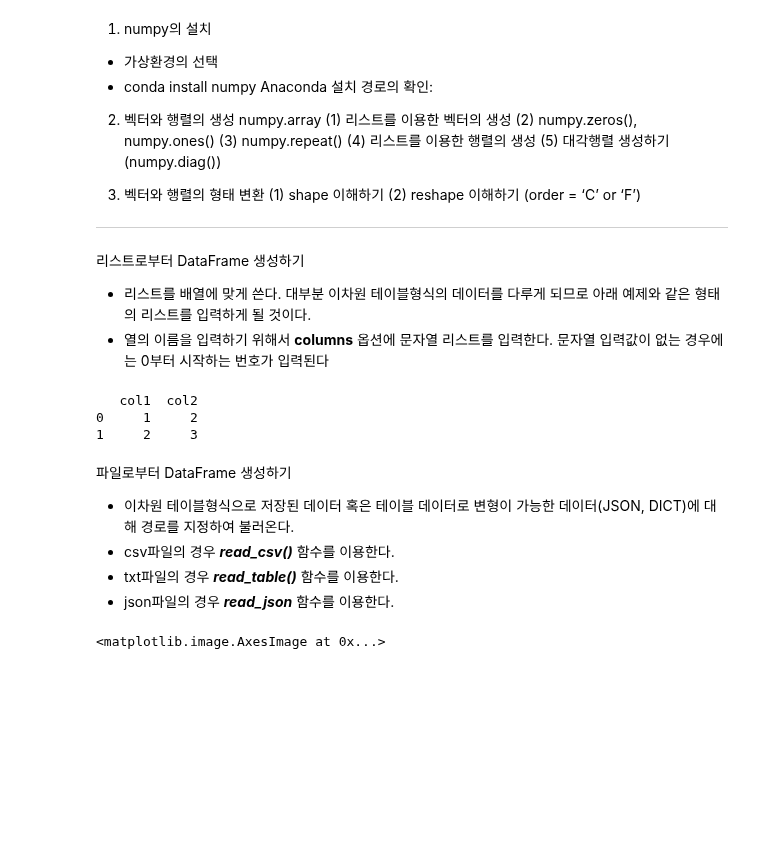
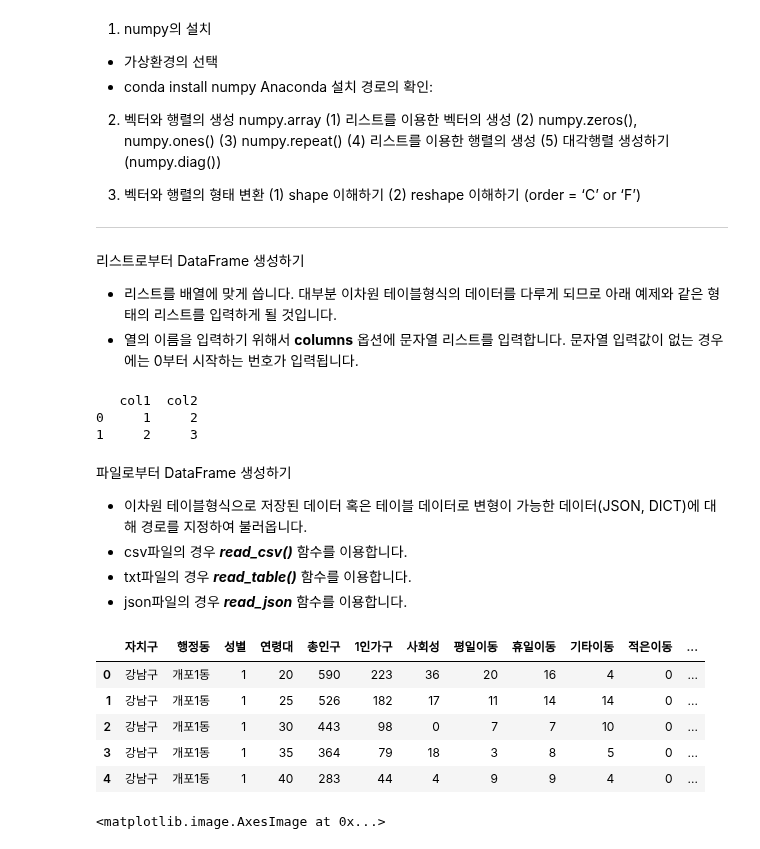
Before and after one commit to jenjong/deeplearning, a Jupyter notebook: _sources/chapters/01/intro-pandas.ipynb, the cells around one changed output. Cells and saved outputs as stored; diff of their text form; code cells hidden in the pictures; blank space fills up the shorter version.

```diff
--- a/_sources/chapters/01/intro-pandas.ipynb
+++ b/_sources/chapters/01/intro-pandas.ipynb
@@ -84,8 +84,8 @@ import matplotlib.pyplot as plt
 import cv2
 # %% [markdown]
 리스트로부터 DataFrame 생성하기
-- 리스트를 배열에 맞게 쓴다. 대부분 이차원 테이블형식의 데이터를 다루게 되므로 아래 예제와 같은 형태의 리스트를 입력하게 될 것이다.
-- 열의 이름을 입력하기 위해서 **columns** 옵션에 문자열 리스트를 입력한다. 문자열 입력값이 없는 경우에는 0부터 시작하는 번호가 입력된다
+- 리스트를 배열에 맞게 씁니다. 대부분 이차원 테이블형식의 데이터를 다루게 되므로 아래 예제와 같은 형태의 리스트를 입력하게 될 것입니다.
+- 열의 이름을 입력하기 위해서 **columns** 옵션에 문자열 리스트를 입력합니다. 문자열 입력값이 없는 경우에는 0부터 시작하는 번호가 입력됩니다.
 # %%
 a = pd.DataFrame([[1,2],[2,3]], columns = ['col1', 'col2'])
 print(a)
@@ -95,13 +95,24 @@ print(a)
 1     2     3
 # %% [markdown]
 파일로부터 DataFrame 생성하기
-- 이차원 테이블형식으로 저장된 데이터 혹은 테이블 데이터로 변형이 가능한 데이터(JSON, DICT)에 대해 경로를 지정하여 불러온다.
-- csv파일의 경우 ***read_csv()*** 함수를 이용한다.
-- txt파일의 경우 ***read_table()*** 함수를 이용한다.
-- json파일의 경우 ***read_json*** 함수를 이용한다.
+- 이차원 테이블형식으로 저장된 데이터 혹은 테이블 데이터로 변형이 가능한 데이터(JSON, DICT)에 대해 경로를 지정하여 불러옵니다.
+- csv파일의 경우 ***read_csv()*** 함수를 이용합니다.
+- txt파일의 경우 ***read_table()*** 함수를 이용합니다.
+- json파일의 경우 ***read_json*** 함수를 이용합니다.
 # %%
 path = "https://raw.githubusercontent.com/UOS-Bigdata/visualization/main/data/one_person_index.csv"
 data = pd.read_csv(path, encoding='cp949')
+# %%
+data = pd.read_csv(path, encoding='cp949')
+# %%
+data.head()
+# %% [output]
+|  | 자치구 | 행정동 | 성별 | 연령대 | 총인구 | 1인가구 | 사회성 | 평일이동 | 휴일이동 | 기타이동 | 적은이동 | ... |
+| 0 | 강남구 | 개포1동 | 1 | 20 | 590 | 223 | 36 | 20 | 16 | 4 | 0 | ... |
+| 1 | 강남구 | 개포1동 | 1 | 25 | 526 | 182 | 17 | 11 | 14 | 14 | 0 | ... |
+| 2 | 강남구 | 개포1동 | 1 | 30 | 443 | 98 | 0 | 7 | 7 | 10 | 0 | ... |
+| 3 | 강남구 | 개포1동 | 1 | 35 | 364 | 79 | 18 | 3 | 8 | 5 | 0 | ... |
+| 4 | 강남구 | 개포1동 | 1 | 40 | 283 | 44 | 4 | 9 | 9 | 4 | 0 | ... |
 # %%
 #grayImage = cv2.imread("../../data/example.png", cv2.IMREAD_GRAYSCALE)
 #plt.imshow(grayImage)
```
Also changed, not shown: parts of 18 cells of this notebook, 35 other files.
